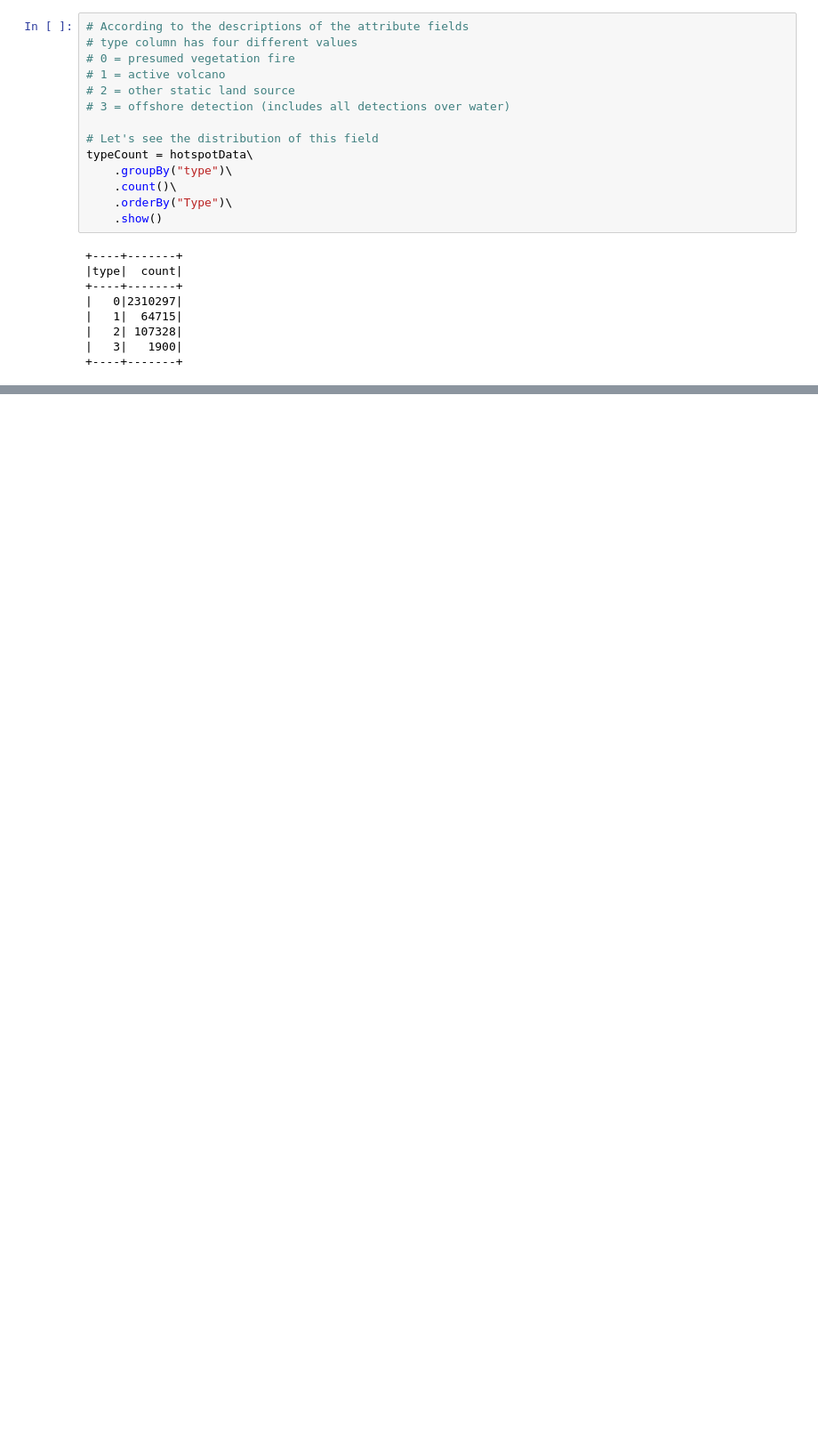
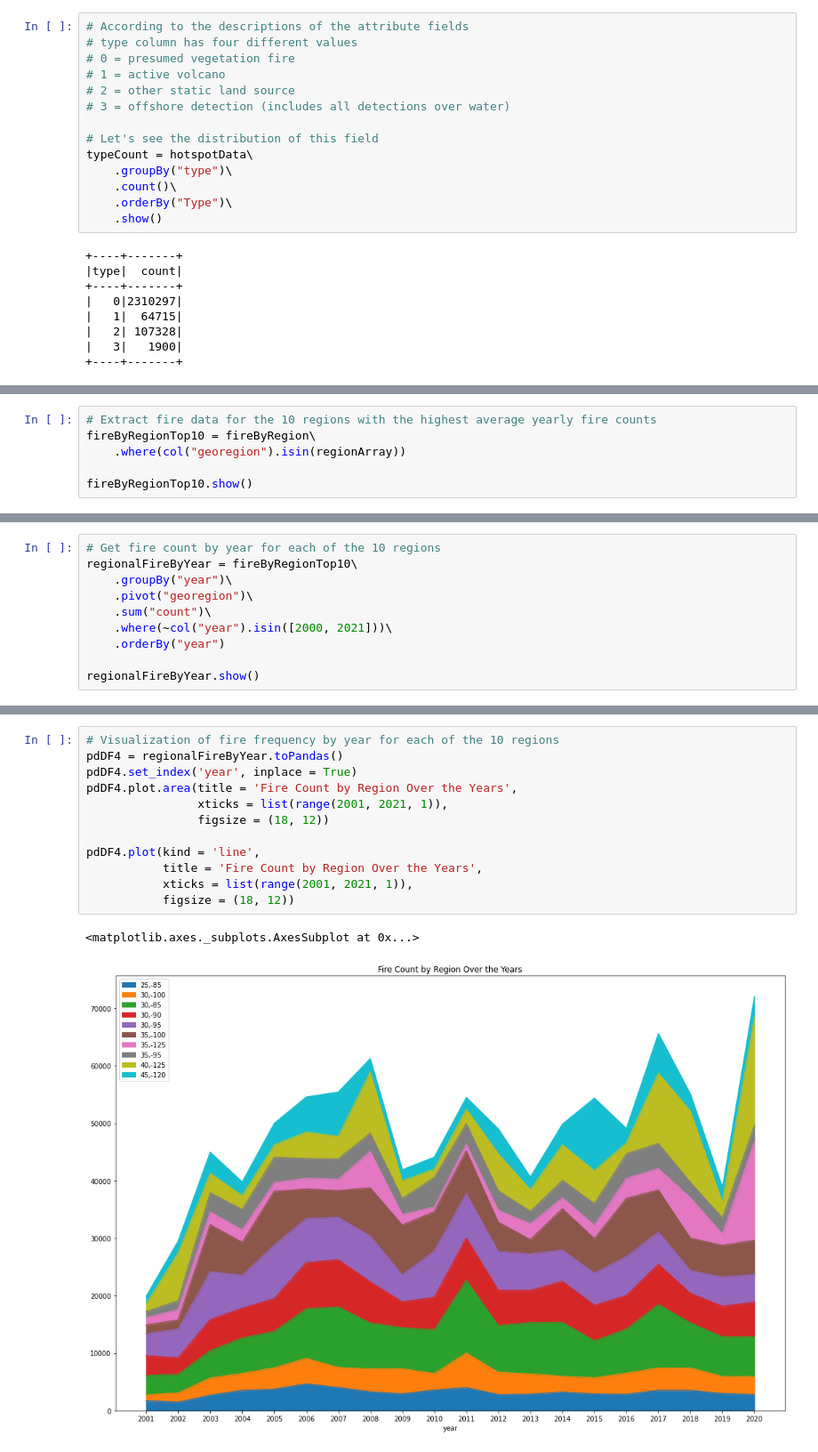
Before and after one commit to penfever/a-world-on-fire, a Jupyter notebook: 002_bd_proj_subei.ipynb, the cells around one changed output, grey strips where cells are left out. Shown at 89% size. Drawn from its saved outputs; the diff is of its cells as text; blank space fills up the shorter version.

```diff
--- a/002_bd_proj_subei.ipynb
+++ b/002_bd_proj_subei.ipynb
@@ -646,0 +461,6 @@ only showing top 20 rows
+# %%
+# Extract fire data for the 10 regions with the highest average yearly fire counts
+fireByRegionTop10 = fireByRegion\
+    .where(col("georegion").isin(regionArray))
+
+fireByRegionTop10.show()
@@ -646,0 +485,10 @@ only showing top 20 rows
+# %%
+# Get fire count by year for each of the 10 regions
+regionalFireByYear = fireByRegionTop10\
+    .groupBy("year")\
+    .pivot("georegion")\
+    .sum("count")\
+    .where(~col("year").isin([2000, 2021]))\
+    .orderBy("year")
+
+regionalFireByYear.show()
@@ -646,0 +513,15 @@ only showing top 20 rows
+# %%
+# Visualization of fire frequency by year for each of the 10 regions
+pdDF4 = regionalFireByYear.toPandas()
+pdDF4.set_index('year', inplace = True)
+pdDF4.plot.area(title = 'Fire Count by Region Over the Years',
+                xticks = list(range(2001, 2021, 1)),
+                figsize = (18, 12))
+
+pdDF4.plot(kind = 'line',
+           title = 'Fire Count by Region Over the Years',
+           xticks = list(range(2001, 2021, 1)),
+           figsize = (18, 12))
+# %% [output]
+<matplotlib.axes._subplots.AxesSubplot at 0x...>
+[figure, added]
```
Also changed, not shown: parts of 80 cells of this notebook.
